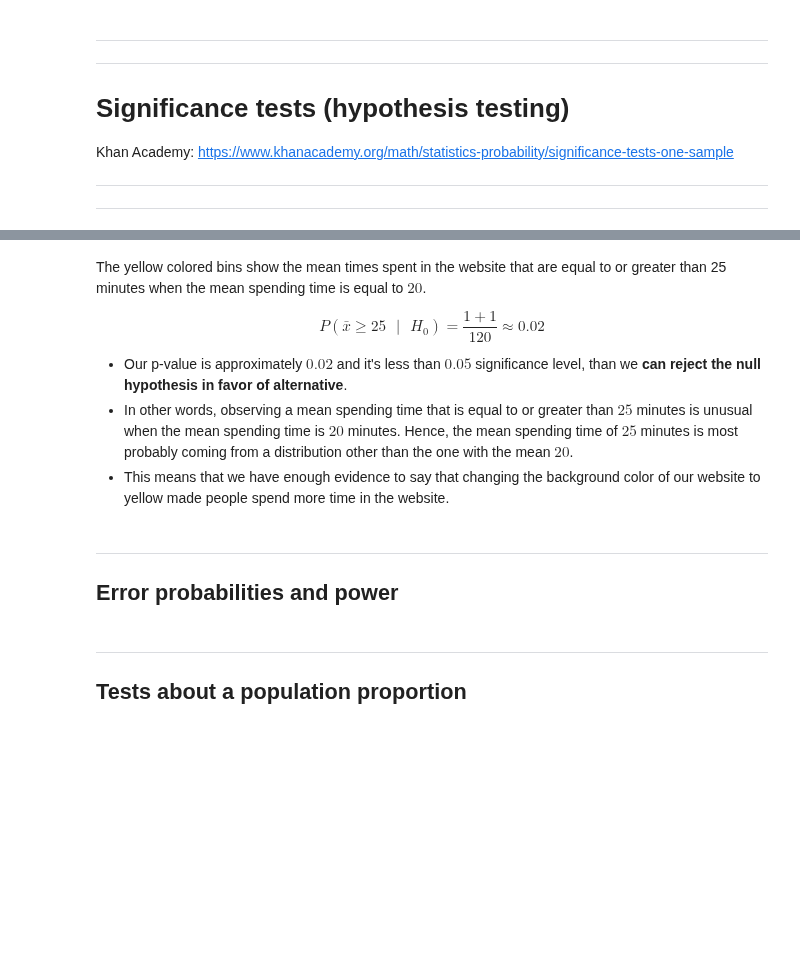
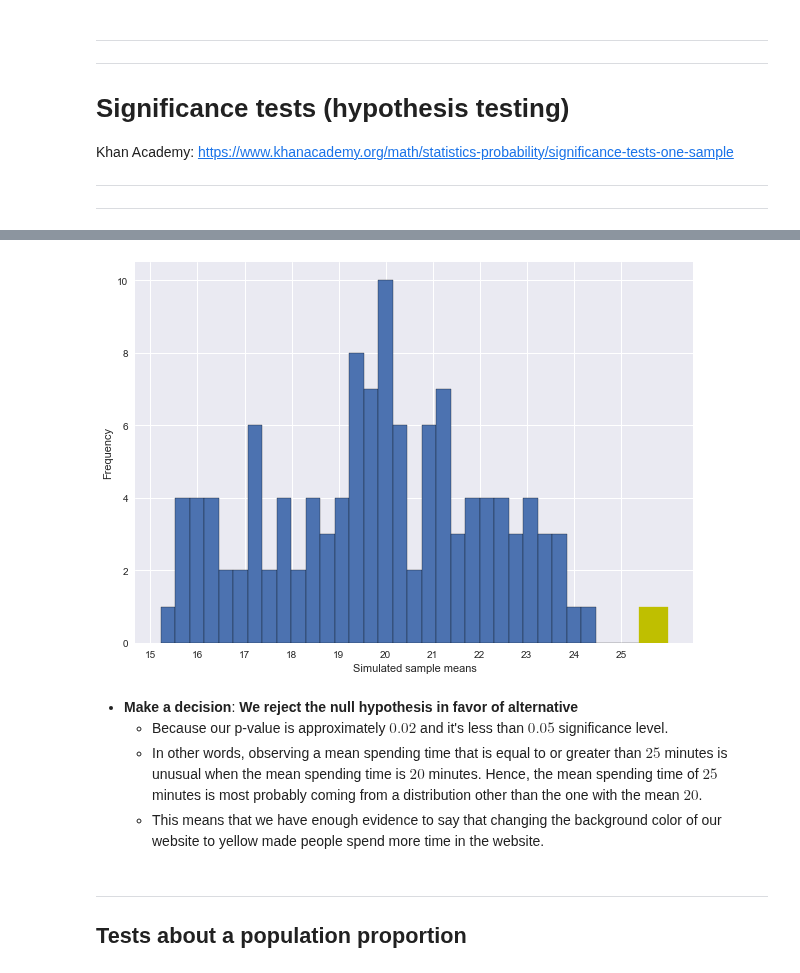
Before and after one commit to arstepanyan/Notes, a Jupyter notebook: statistics/foundations_of_statistics.ipynb, the cells around one changed output, grey strips where cells are left out. Drawn from its saved outputs; the diff is of its cells as text; code cells hidden in the pictures; blank space fills up the shorter version.

```diff
--- a/statistics/foundations_of_statistics.ipynb
+++ b/statistics/foundations_of_statistics.ipynb
@@ -751,14 +740,19 @@ for i in range(33, 35):
+# %%
+##### same plot as above with values equal to or greater than 25 minutes colored by yellow color
+plt.figure(figsize=(10, 7))
+p = plt.hist(means, bins=35, edgecolor='black')
+_ = plt.xlabel('Simulated sample means')
+_ = plt.ylabel('Frequency')
+_ = plt.xticks(range(int(min(means)), int(max(means)), 1))
+for i in range(33, 35):
+    _ = p[2][i].set_color('y')
+# %% [output]
+[figure, added]
 # %% [markdown]
-The yellow colored bins show the mean times spent in the website that are equal to or greater than 25 minutes when the mean spending time is equal to $20$.
-
-$$ P(\bar{x} \ge 25 {\text{ }} | {\text{ }} H_0) = \frac{1+1}{120} \approx 0.02 $$
-
-* Our p-value is approximately $0.02$ and it's less than $0.05$ significance level, than we **can reject the null hypothesis in favor of alternative**.
-* In other words, observing a mean spending time that is equal to or greater than $25$ minutes is unusual when the mean spending time is $20$ minutes. Hence, the mean spending time of $25$ minutes is most probably coming from a distribution other than the one with the mean $20$.
-* This means that we have enough evidence to say that changing the background color of our website to yellow made people spend more time in the website.
+* **Make a decision**: **We reject the null hypothesis in favor of alternative**
+    * Because our p-value is approximately $0.02$ and it's less than $0.05$ significance level.
+    * In other words, observing a mean spending time that is equal to or greater than $25$ minutes is unusual when the mean spending time is $20$ minutes. Hence, the mean spending time of $25$ minutes is most probably coming from a distribution other than the one with the mean $20$.
+    * This means that we have enough evidence to say that changing the background color of our website to yellow made people spend more time in the website.
-# %% [markdown]
------------------------
-## Error probabilities and power
 # %% [markdown]
 --------------
 ## Tests about a population proportion
```
Also changed, not shown: parts of 4 cells of this notebook.
